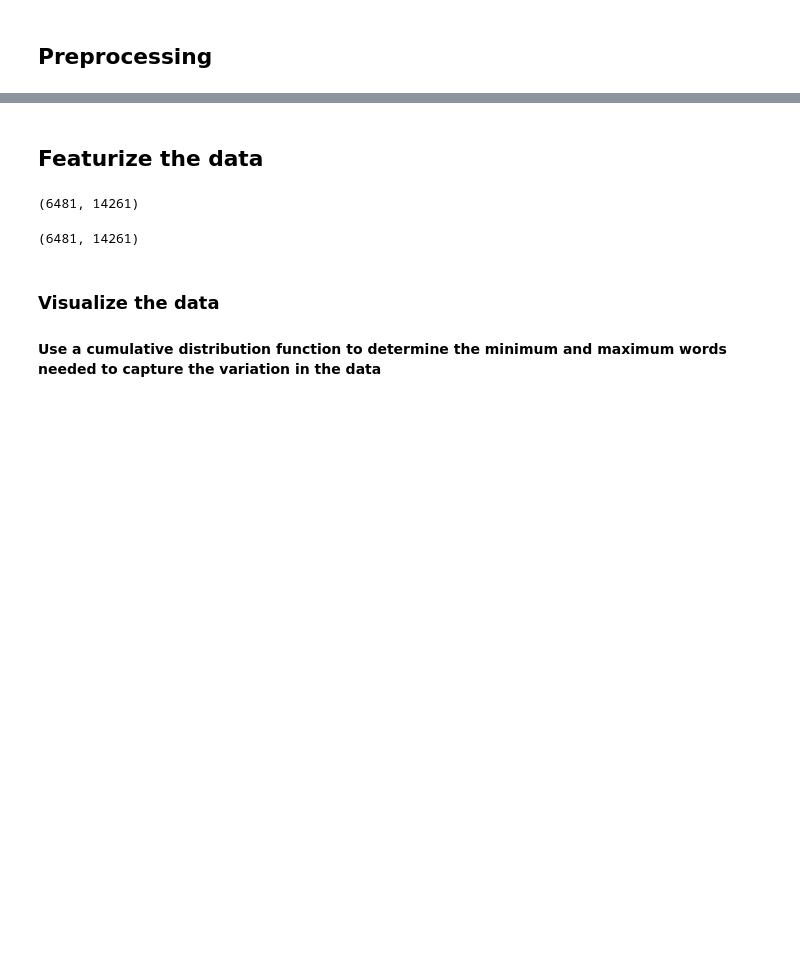
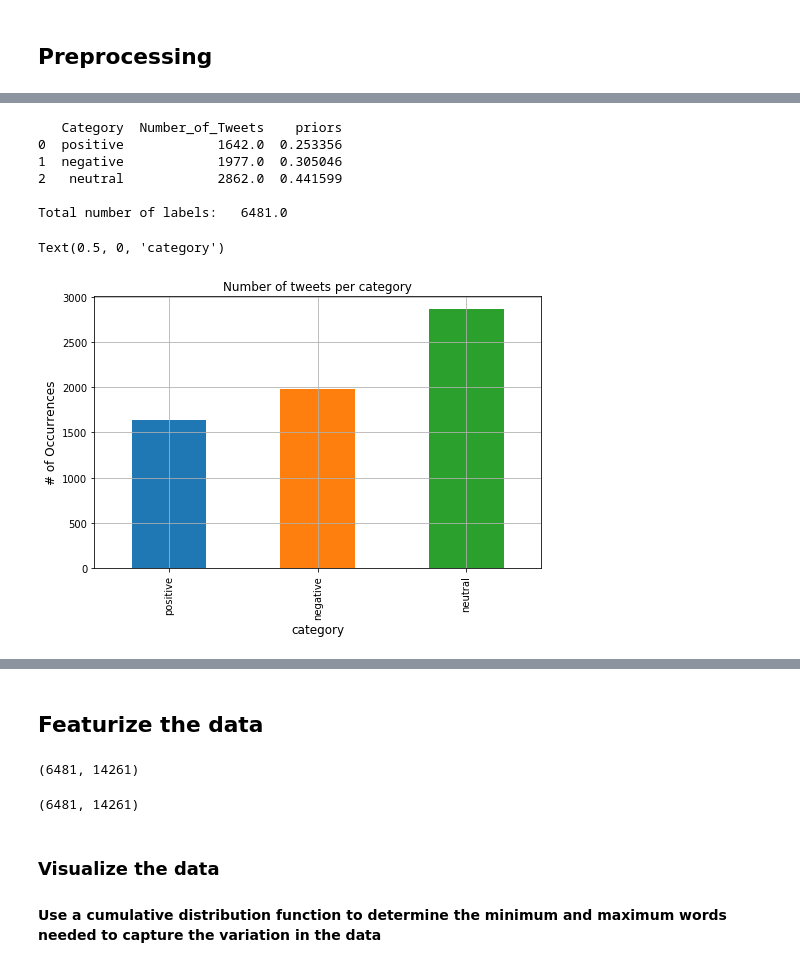
Before and after one commit to ValeryLynn/National-Patterns-in-Race-Tweets, a Jupyter notebook: Vlynn_racial_tweets_clean_EDA.ipynb, the cells around one changed output, grey strips where cells are left out. Saved outputs shown, nothing was run; the diff lists cells and outputs as text; code cells hidden in the pictures; blank space fills up the shorter version.

```diff
--- a/Vlynn_racial_tweets_clean_EDA.ipynb
+++ b/Vlynn_racial_tweets_clean_EDA.ipynb
@@ -119,0 +116,34 @@ df_sparse['tweet'] = df_sparse['tweet'].map(lambda com : clean_text(com))
+# %%
+
+df_tweets = df_train.drop(['tweetidg', 'tweet'], axis=1)
+
+counts = []
+priors = []
+categories = list(df_tweets.columns.values)
+for i in categories:
+    numarts = df_tweets[i].sum()
+    counts.append((i, numarts))
+
+df_stats = pd.DataFrame(counts, columns=['Category', 'Number_of_Tweets'])
+total = df_stats.Number_of_Tweets.sum()
+
+df_stats['priors'] = df_stats['Number_of_Tweets']/total
+
+print(df_stats)
+print('')
+print('Total number of labels:  ', total)
+# %% [output]
+   Category  Number_of_Tweets    priors
+0  positive            1642.0  0.253356
+1  negative            1977.0  0.305046
+2   neutral            2862.0  0.441599
+
+Total number of labels:   6481.0
+# %%
+df_stats.plot(x='Category', y='Number_of_Tweets', kind='bar', legend=False, grid=True, figsize=(8, 5))
+plt.title("Number of tweets per category")
+plt.ylabel('# of Occurrences', fontsize=12)
+plt.xlabel('category', fontsize=12)
+# %% [output]
+Text(0.5, 0, 'category')
+[figure, added]
```
Also changed, not shown: parts of 16 cells of this notebook.
